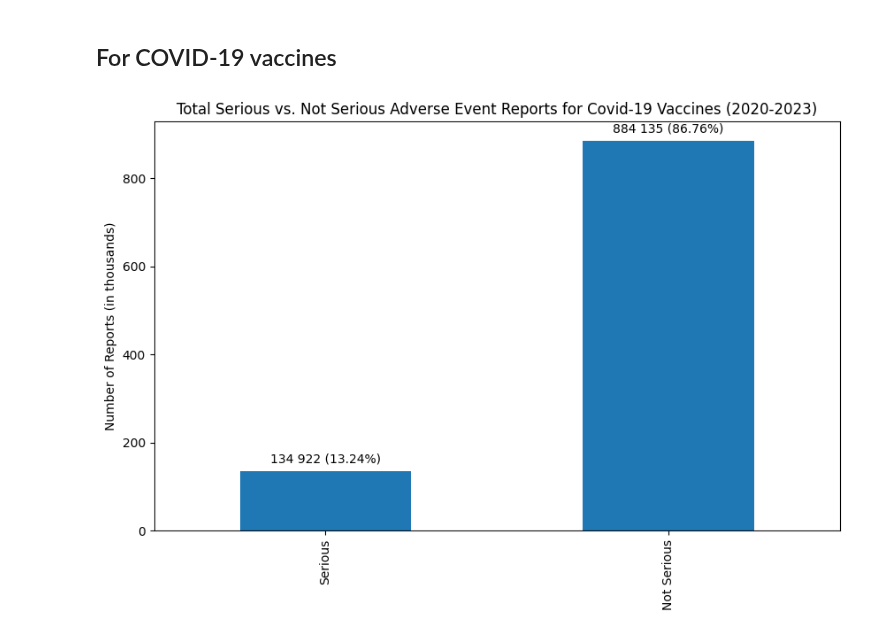
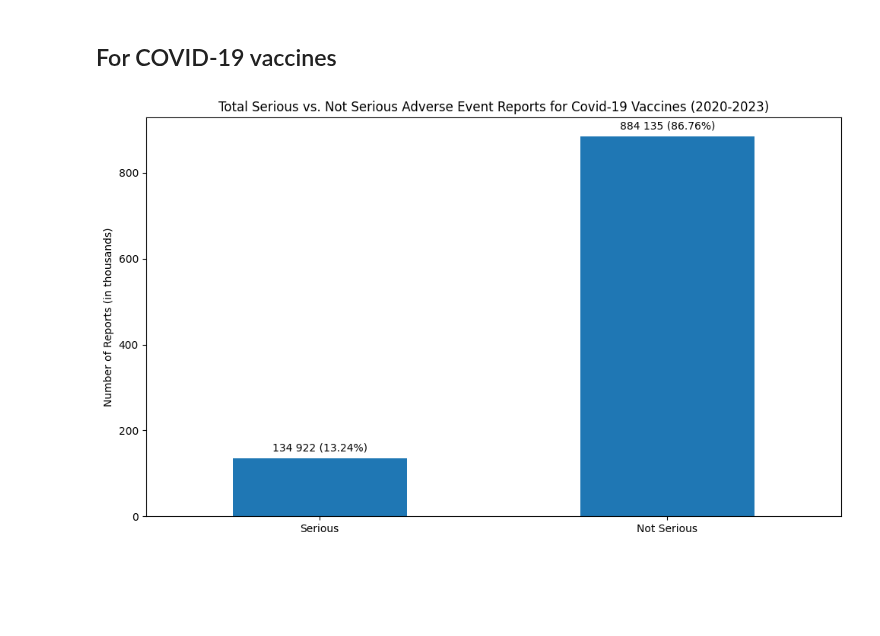
Before and after one commit to ZaNioxX/Masterarbeit, a Jupyter notebook: Data_Exploration/serious_events.ipynb, the cells around one changed output. Cells and saved outputs as stored; diff of their text form; code cells hidden in the pictures; blank space fills up the shorter version.

```diff
--- a/Data_Exploration/serious_events.ipynb
+++ b/Data_Exploration/serious_events.ipynb
@@ -142,32 +145,34 @@ for year in range(2020, 2024):
 # Create a DataFrame for plotting
 counts_df = pd.DataFrame({'Count': [total_serious, total_not_serious]}, index=['Serious', 'Not Serious'])
 
 # Calculate the percentage
 total_reports = total_serious + total_not_serious
 counts_df['Percentage'] = (counts_df['Count'] / total_reports) * 100
 
 # Plotting
 # Plotting
 plt.figure(figsize=(10, 6))
 ax = counts_df['Count'].plot(kind='bar', legend=False, ax=plt.gca())
 plt.title('Total Serious vs. Not Serious Adverse Event Reports for Covid-19 Vaccines (2020-2023)')
 plt.ylabel('Number of Reports (in thousands)')
+plt.xticks(rotation=0)
 
 # Custom function to format number with period as thousand separator
 def format_with_period(number):
     return format(number, ",d").replace(",", " ")
 
 # Annotating with counts and percentages
 for idx, p in enumerate(ax.patches):
     count = int(counts_df.iloc[idx]['Count'])  # Convert to integer
     formatted_count = format_with_period(count)
     label = f"{formatted_count} ({counts_df.iloc[idx]['Percentage']:.2f}%)"
     ax.annotate(label, (p.get_x() + p.get_width() / 2., p.get_height()), ha='center', va='center', xytext=(0, 10), textcoords='offset points')
 
 # Divide y-axis tick labels by 1,000
 yticks = ax.get_yticks()
 ax.set_yticklabels([f'{int(y/1000):,d}' for y in yticks])
-
+plt.tight_layout()
+plt.savefig('/Users/sep/PycharmProjects/Masterarbeit/Plots/Data_Exploration/Serious_Events/Serious_Events_total_Covid19_Vaccines.png')
 plt.show()
 # %% [output]
-[figure, old version]
+[figure, new version]
```
Also changed, not shown: parts of 2 cells of this notebook, 3 other files.
